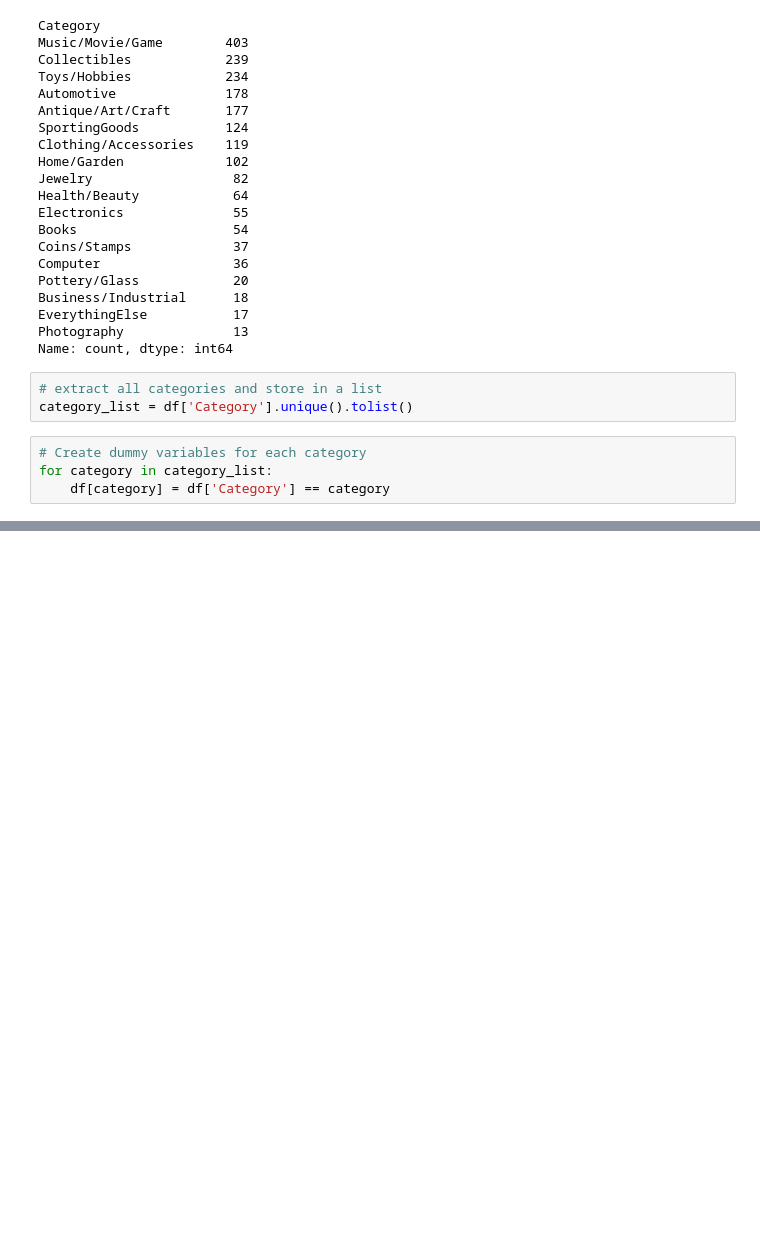
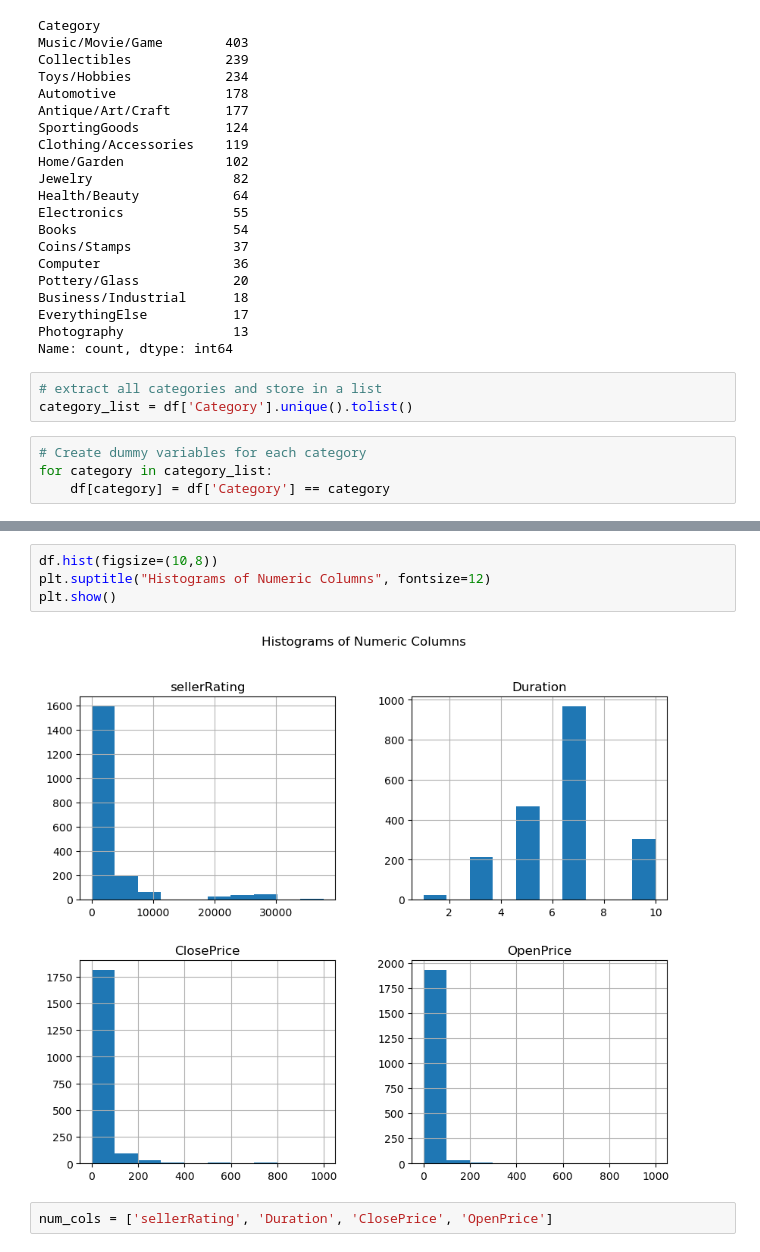
Before and after one commit to a-ztlu/RSM8431-HW, a Jupyter notebook: data_cleaning.ipynb, the cells around one changed output, grey strips where cells are left out. Cells and saved outputs as stored; diff of their text form; blank space fills up the shorter version.

```diff
--- a/data_cleaning.ipynb
+++ b/data_cleaning.ipynb
@@ -58,0 +136,8 @@ for category in category_list:
+# %%
+df.hist(figsize=(10,8))
+plt.suptitle("Histograms of Numeric Columns", fontsize=12)
+plt.show()
+# %% [output]
+[figure, added]
+# %%
+num_cols = ['sellerRating', 'Duration', 'ClosePrice', 'OpenPrice']
```
Also changed, not shown: parts of 12 cells of this notebook.
